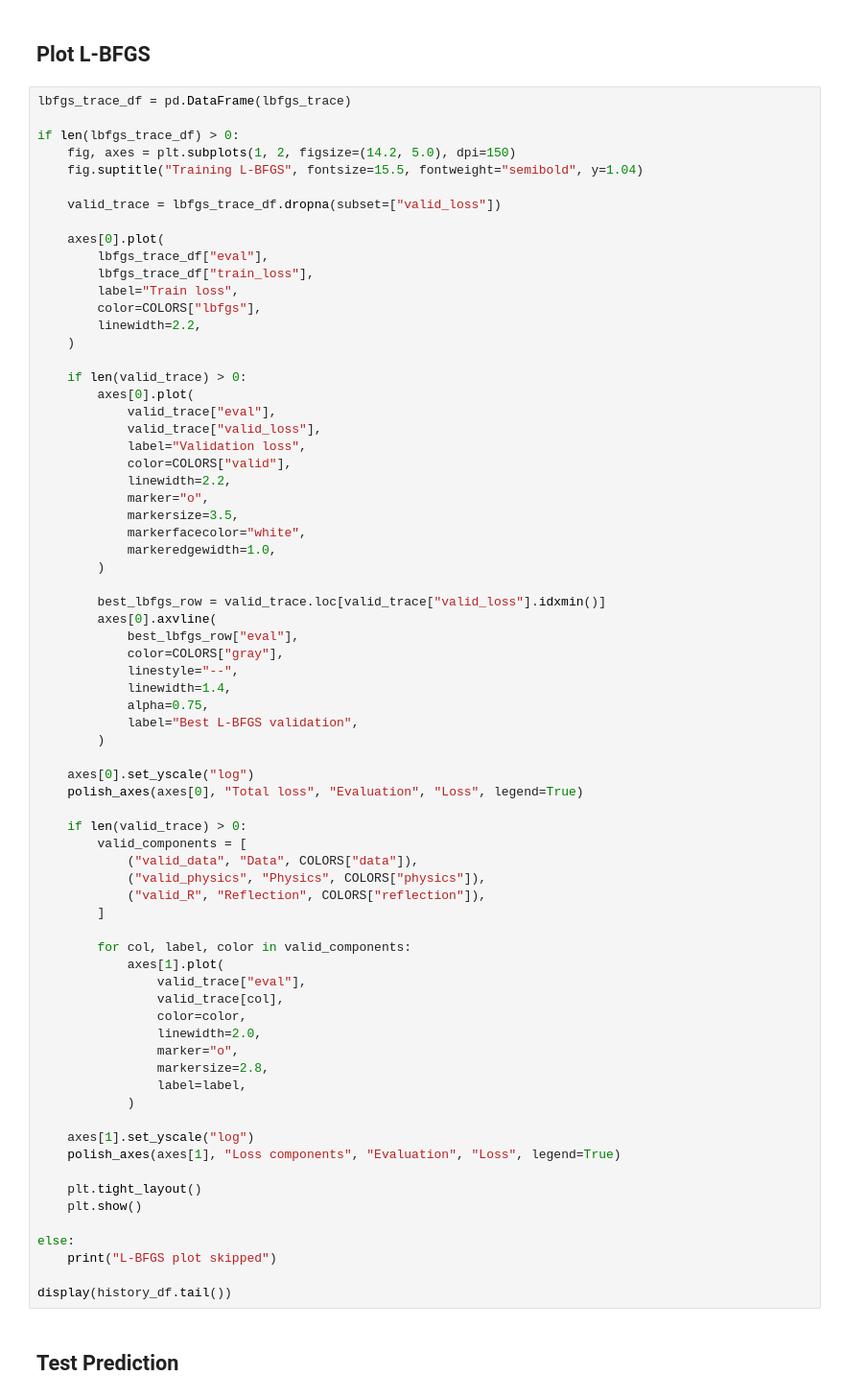
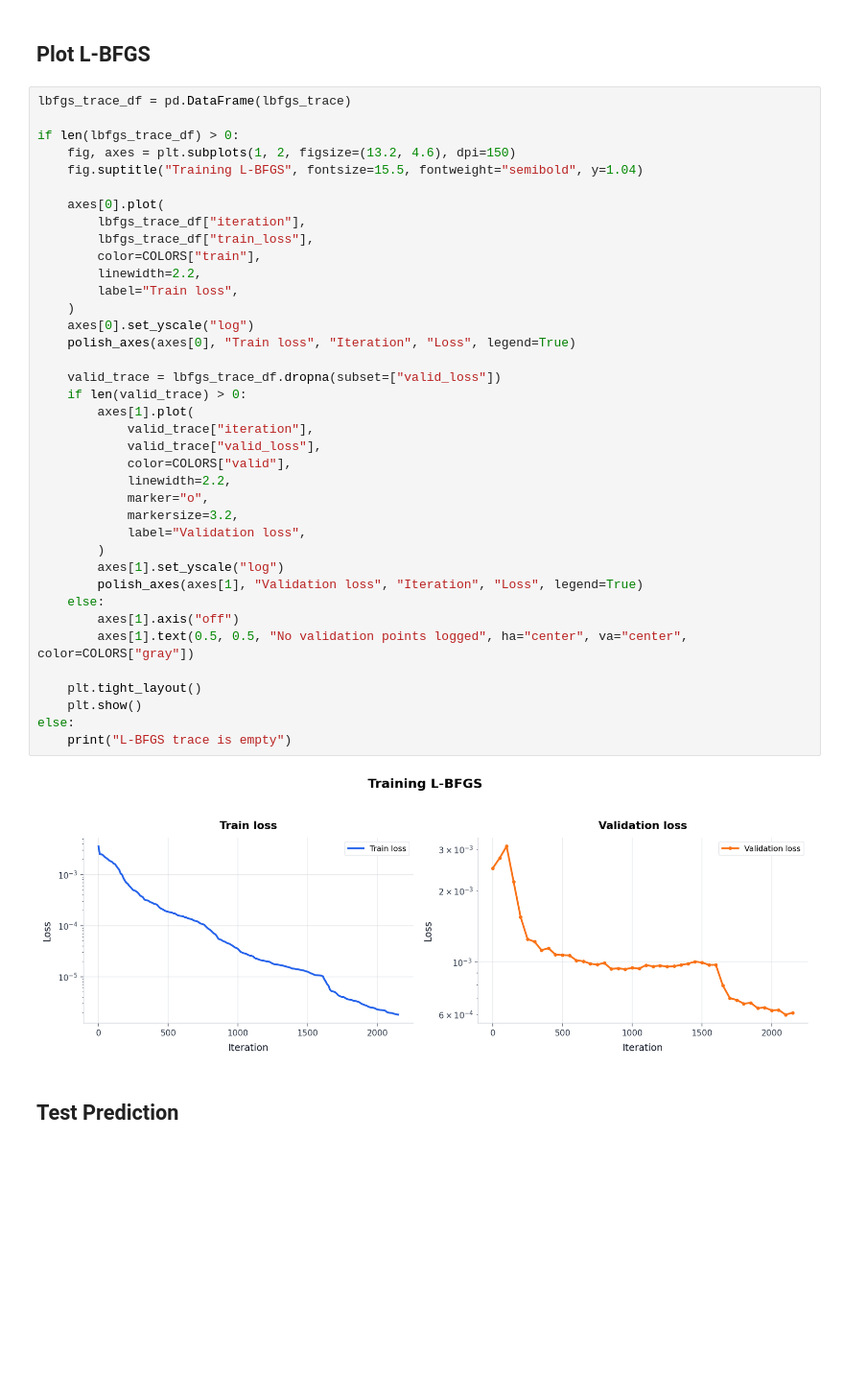
Before and after one commit to Tadashi-xs/Reflection-Coefficient-PINN, a Jupyter notebook: PINN/PhysicsInformedNN.ipynb, the cells around one changed output. Shown at 96% size. Drawn from its saved outputs; the diff is of its cells as text; blank space fills up the shorter version.

```diff
--- a/PINN/PhysicsInformedNN.ipynb
+++ b/PINN/PhysicsInformedNN.ipynb
@@ -1620,73 +1042,42 @@ print(f"Best Validation Loss After All Stages: {best_valid:.6e}")
 # %%
 lbfgs_trace_df = pd.DataFrame(lbfgs_trace)
 
 if len(lbfgs_trace_df) > 0:
-    fig, axes = plt.subplots(1, 2, figsize=(14.2, 5.0), dpi=150)
+    fig, axes = plt.subplots(1, 2, figsize=(13.2, 4.6), dpi=150)
     fig.suptitle("Training L-BFGS", fontsize=15.5, fontweight="semibold", y=1.04)
 
+    axes[0].plot(
+        lbfgs_trace_df["iteration"],
+        lbfgs_trace_df["train_loss"],
+        color=COLORS["train"],
+        linewidth=2.2,
+        label="Train loss",
+    )
+    axes[0].set_yscale("log")
+    polish_axes(axes[0], "Train loss", "Iteration", "Loss", legend=True)
+
     valid_trace = lbfgs_trace_df.dropna(subset=["valid_loss"])
-
-    axes[0].plot(
-        lbfgs_trace_df["eval"],
-        lbfgs_trace_df["train_loss"],
-        label="Train loss",
-        color=COLORS["lbfgs"],
-        linewidth=2.2,
-    )
-
     if len(valid_trace) > 0:
-        axes[0].plot(
-            valid_trace["eval"],
+        axes[1].plot(
+            valid_trace["iteration"],
             valid_trace["valid_loss"],
-            label="Validation loss",
             color=COLORS["valid"],
             linewidth=2.2,
             marker="o",
-            markersize=3.5,
-            markerfacecolor="white",
-            markeredgewidth=1.0,
+            markersize=3.2,
+            label="Validation loss",
         )
-
-        best_lbfgs_row = valid_trace.loc[valid_trace["valid_loss"].idxmin()]
-        axes[0].axvline(
-            best_lbfgs_row["eval"],
-            color=COLORS["gray"],
-            linestyle="--",
-            linewidth=1.4,
-            alpha=0.75,
-            label="Best L-BFGS validation",
-        )
-
-    axes[0].set_yscale("log")
-    polish_axes(axes[0], "Total loss", "Evaluation", "Loss", legend=True)
-
-    if len(valid_trace) > 0:
-        valid_components = [
-            ("valid_data", "Data", COLORS["data"]),
-            ("valid_physics", "Physics", COLORS["physics"]),
-            ("valid_R", "Reflection", COLORS["reflection"]),
-        ]
-
-        for col, label, color in valid_components:
-            axes[1].plot(
-                valid_trace["eval"],
-                valid_trace[col],
-                color=color,
-                linewidth=2.0,
-                marker="o",
-                markersize=2.8,
-                label=label,
-            )
-
-    axes[1].set_yscale("log")
-    polish_axes(axes[1], "Loss components", "Evaluation", "Loss", legend=True)
+        axes[1].set_yscale("log")
+        polish_axes(axes[1], "Validation loss", "Iteration", "Loss", legend=True)
+    else:
+        axes[1].axis("off")
+        axes[1].text(0.5, 0.5, "No validation points logged", ha="center", va="center", color=COLORS["gray"])
 
     plt.tight_layout()
     plt.show()
-
 else:
-    print("L-BFGS plot skipped")
-
-display(history_df.tail())
+    print("L-BFGS trace is empty")
+# %% [output]
+[figure, added]
 # %% [markdown]
 ## Test Prediction
```
Also changed, not shown: parts of 51 cells of this notebook, 33 other files.
